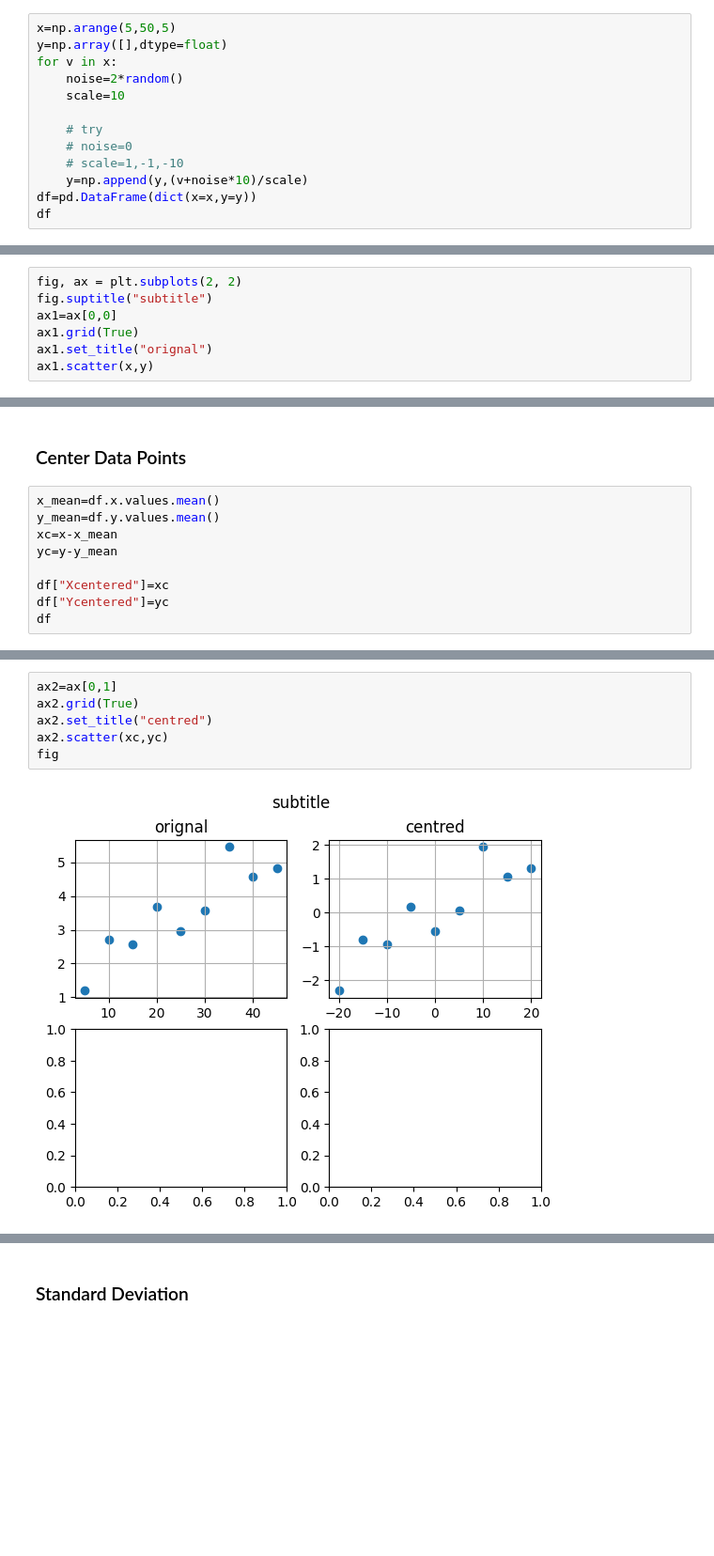
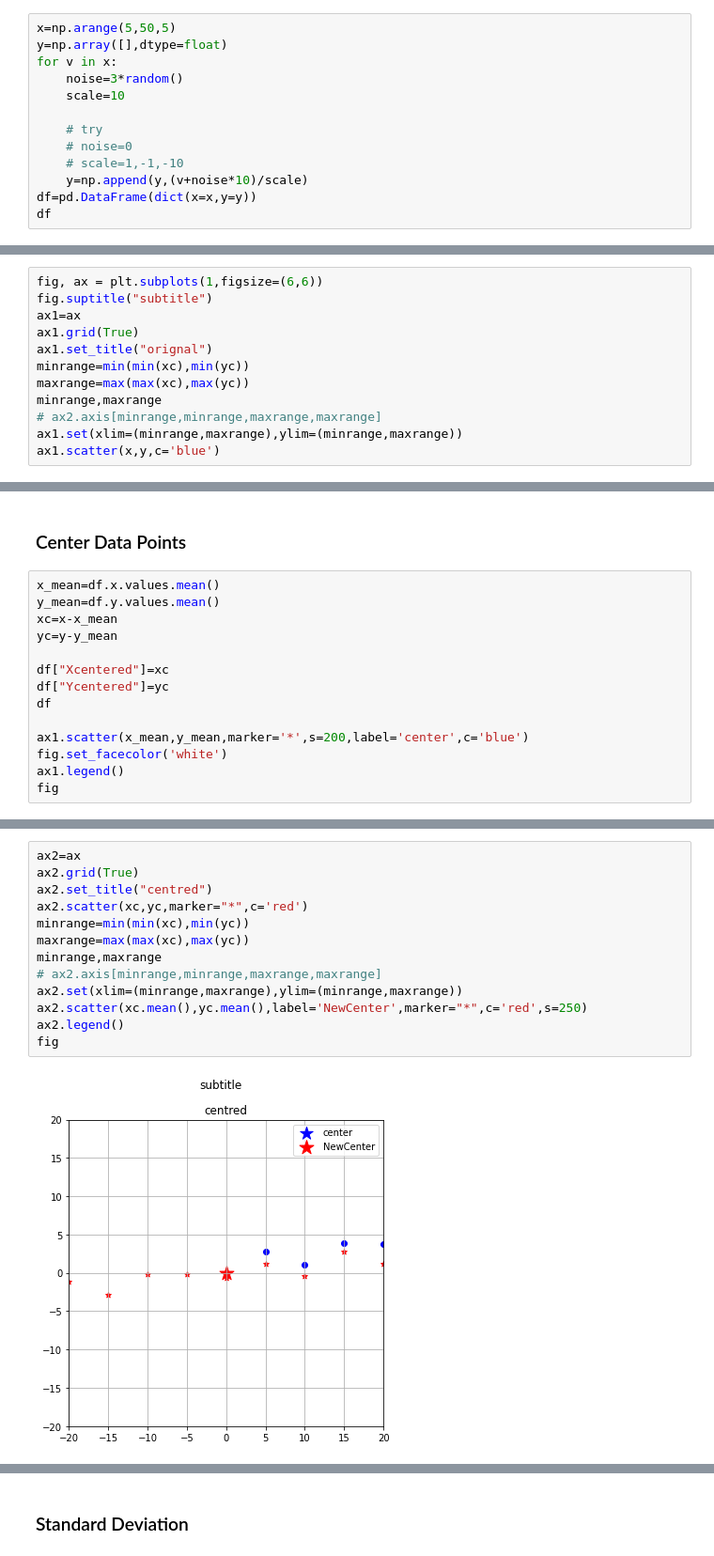
Before and after one commit to CAS-CS/cas-cs.github.io, a Jupyter notebook: lectures/FoML/.PythonCode/ClassDemo/07_PCA_Dimentionality_reduction.ipynb, the cells around one changed output, grey strips where cells are left out. Shown at 94% size. Cells and saved outputs as stored; diff of their text form; blank space fills up the shorter version.

```diff
--- a/lectures/FoML/.PythonCode/ClassDemo/07_PCA_Dimentionality_reduction.ipynb
+++ b/lectures/FoML/.PythonCode/ClassDemo/07_PCA_Dimentionality_reduction.ipynb
@@ -72,7 +72,7 @@ from random import randint,random,randrange
 x=np.arange(5,50,5)
 y=np.array([],dtype=float)
 for v in x:
-    noise=2*random()
+    noise=3*random()
     scale=10
 
     # try
@@ -95,9 +95,14 @@ df
 # %%
-fig, ax = plt.subplots(2, 2)
+fig, ax = plt.subplots(1,figsize=(6,6))
 fig.suptitle("subtitle")
-ax1=ax[0,0]
+ax1=ax
 ax1.grid(True)
 ax1.set_title("orignal")
-ax1.scatter(x,y)
+minrange=min(min(xc),min(yc))
+maxrange=max(max(xc),max(yc))
+minrange,maxrange
+# ax2.axis[minrange,minrange,maxrange,maxrange]
+ax1.set(xlim=(minrange,maxrange),ylim=(minrange,maxrange))
+ax1.scatter(x,y,c='blue')
 # %% [output]
 <matplotlib.collections.PathCollection at 0x...>
@@ -113,4 +118,9 @@ yc=y-y_mean
 df["Xcentered"]=xc
 df["Ycentered"]=yc
 df
+
+ax1.scatter(x_mean,y_mean,marker='*',s=200,label='center',c='blue')
+fig.set_facecolor('white')
+ax1.legend()
+fig
 # %% [output]
@@ -127,8 +128,15 @@ df
 # %%
-ax2=ax[0,1]
+ax2=ax
 ax2.grid(True)
 ax2.set_title("centred")
-ax2.scatter(xc,yc)
+ax2.scatter(xc,yc,marker="*",c='red')
+minrange=min(min(xc),min(yc))
+maxrange=max(max(xc),max(yc))
+minrange,maxrange
+# ax2.axis[minrange,minrange,maxrange,maxrange]
+ax2.set(xlim=(minrange,maxrange),ylim=(minrange,maxrange))
+ax2.scatter(xc.mean(),yc.mean(),label='NewCenter',marker="*",c='red',s=250)
+ax2.legend()
 fig
 # %% [output]
-[figure, old version]
+[figure, new version]
```
Also changed, not shown: parts of 20 cells of this notebook, 4 other files.
